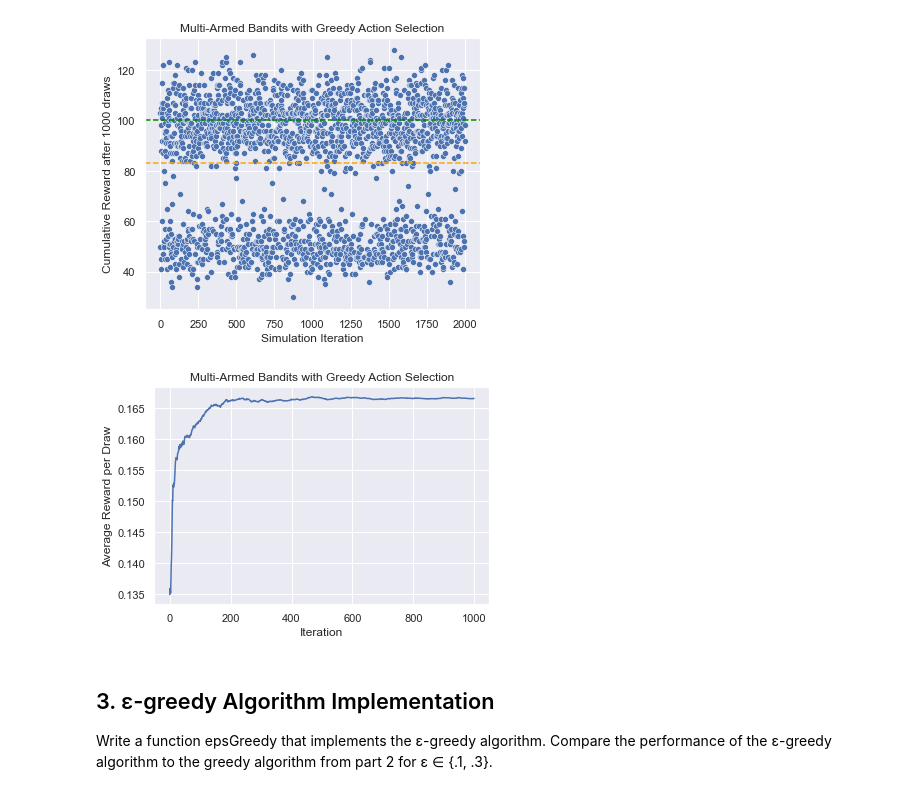
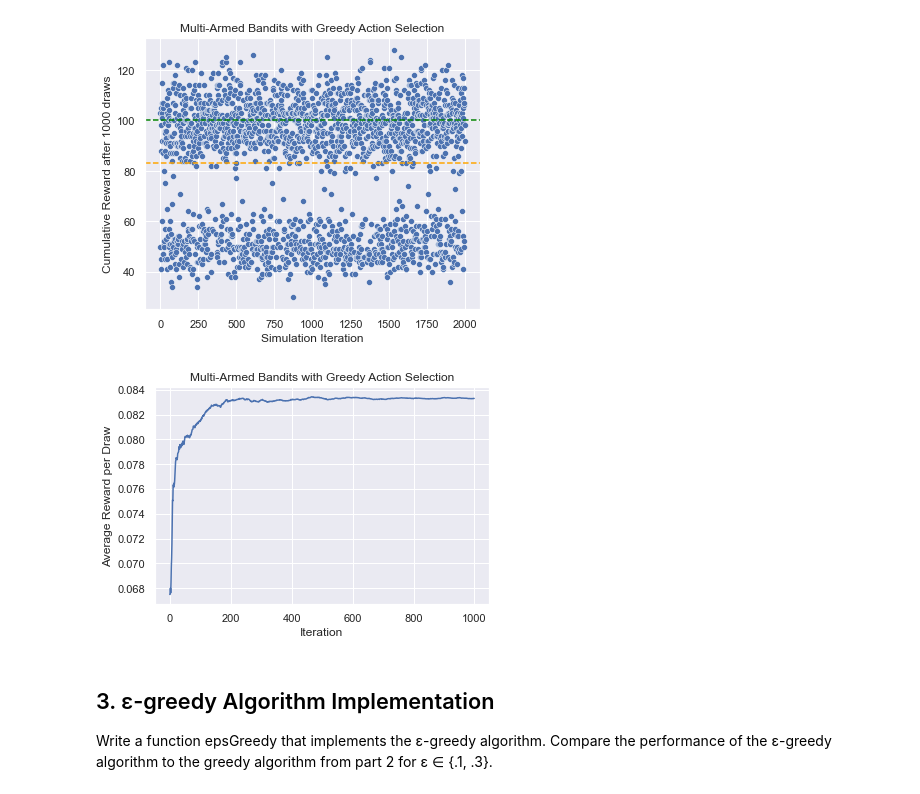
Before and after one commit to pbudner/ml4e-multi-armed-bandit, a Jupyter notebook: Lab8_MultiArmedBandits_MM_PB.ipynb, the cells around one changed output. Cells and saved outputs as stored; diff of their text form; code cells hidden in the pictures.

```diff
--- a/Lab8_MultiArmedBandits_MM_PB.ipynb
+++ b/Lab8_MultiArmedBandits_MM_PB.ipynb
@@ -139,13 +139,13 @@ Average Reward is 83.008
 [figure]
 # %%
 cumulative_reward_per_round = np.sum(average_reward_per_round_per_game, axis=0) # sum the average rewards per round of all simulations
-average_reward_per_round = np.divide(cumulative_reward_per_round, T) # calculate the average reward per round per game
+average_reward_per_round = np.divide(cumulative_reward_per_round, no_of_simulations) # calculate the average reward per round per game
 graph = sns.lineplot(data=average_reward_per_round)
 plt.xlabel('Iteration');
 plt.ylabel('Average Reward per Draw');
 plt.title('Multi-Armed Bandits with Greedy Action Selection');
 # %% [output]
-[figure, old version]
+[figure, new version]
 # %% [markdown]
 ## 3. ε-greedy Algorithm Implementation
 Write a function epsGreedy that implements the ε-greedy algorithm. Compare the performance of
```
Also changed, not shown: parts of 3 cells of this notebook.
